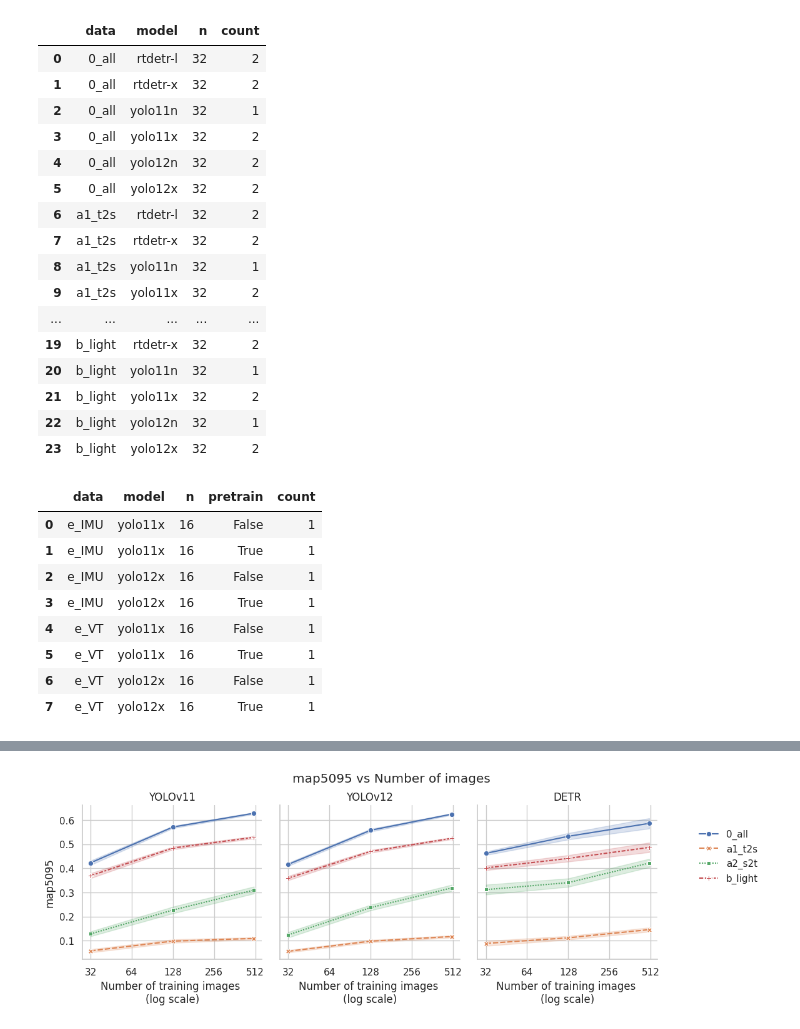
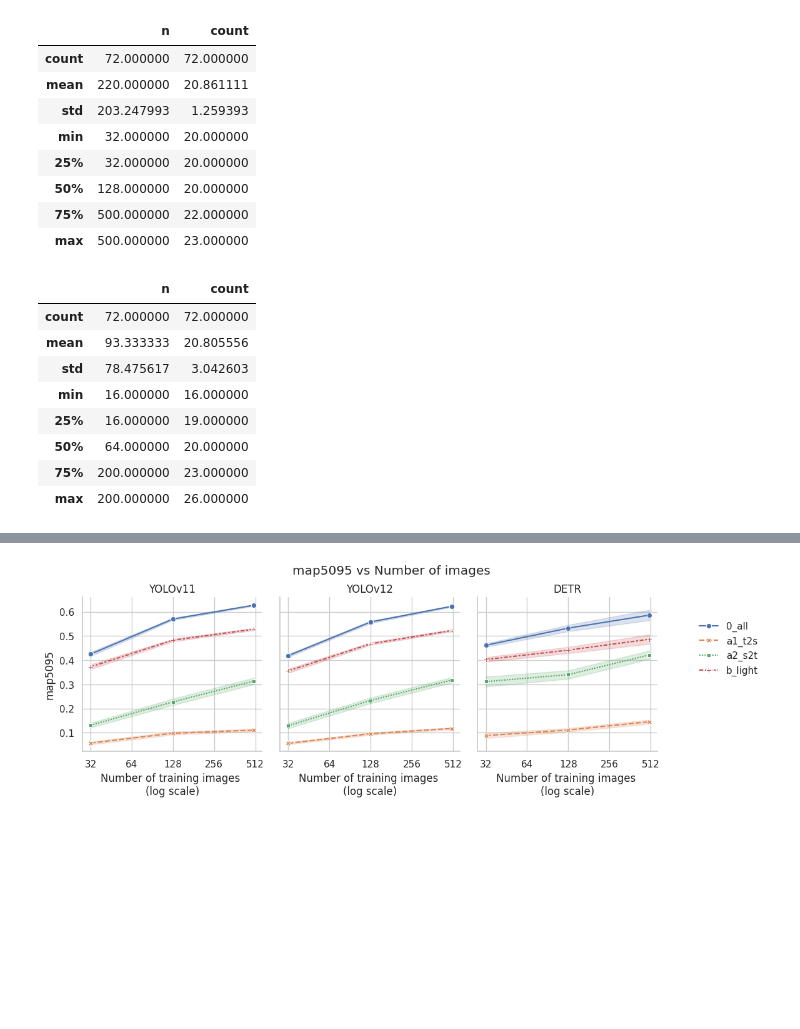
Before and after one commit to Niche-Lab/COLO, a Jupyter notebook: evaluate.ipynb, the cells around one changed output, grey strips where cells are left out. Saved outputs shown, nothing was run; the diff lists cells and outputs as text; code cells hidden in the pictures; blank space fills up the shorter version.

```diff
--- a/evaluate.ipynb
+++ b/evaluate.ipynb
@@ -54,12 +54,14 @@ def add_size(df):
     df.loc[df["model"].str.contains("rtdetr-x"), "size"] = "large"
     return df
 # %%
-df_s1 = pd.concat([pd.read_csv(f) for f in ls_csv if "study1" in str(f)], ignore_index=True)
+df_s1 = pd.concat([pd.read_csv(f) for f in ls_csv if "study1" in str(f)], ignore_index=True).drop_duplicates()
+df_s1 = df_s1.query("n in [32, 128, 500]")
 df_s1 = add_family(df_s1)
 df_s1 = add_size(df_s1)
 n_row = df_s1.shape[0]
 n_unique_row = df_s1.loc[:, ["data", "model", "n", "map5095", "map50", "f1"]].drop_duplicates().shape[0]
 print(f"Number of rows: {n_row}")
 print(f"Number of unique rows: {n_unique_row}")
-df_s1
+df_s1 = df_s1.query("iter <= 2")
+df_s1.head()
 # %% [output]
@@ -106,33 +102,26 @@ Number of unique rows: 846
 # %%
 # count group number
-df_s1.query("n==32 and thread == 0").groupby(["data", "model", "n"]).size().reset_index(name="count")
+# 4 x 6 x 3 = 72 combinations
+df_s1.query("iter <= 2").groupby(["data", "model", "n"]).size().reset_index(name="count").describe()
 # %% [output]
-|  | data | model | n | count |
-| 0 | 0_all | rtdetr-l | 32 | 2 |
-| 1 | 0_all | rtdetr-x | 32 | 2 |
-| 2 | 0_all | yolo11n | 32 | 1 |
-| 3 | 0_all | yolo11x | 32 | 2 |
-| 4 | 0_all | yolo12n | 32 | 2 |
-| 5 | 0_all | yolo12x | 32 | 2 |
-| 6 | a1_t2s | rtdetr-l | 32 | 2 |
-| 7 | a1_t2s | rtdetr-x | 32 | 2 |
-| 8 | a1_t2s | yolo11n | 32 | 1 |
-| 9 | a1_t2s | yolo11x | 32 | 2 |
-| ... | ... | ... | ... | ... |
-| 19 | b_light | rtdetr-x | 32 | 2 |
-| 20 | b_light | yolo11n | 32 | 1 |
-| 21 | b_light | yolo11x | 32 | 2 |
-| 22 | b_light | yolo12n | 32 | 1 |
-| 23 | b_light | yolo12x | 32 | 2 |
+|  | n | count |
+| count | 72.000000 | 72.000000 |
+| mean | 220.000000 | 20.861111 |
+| std | 203.247993 | 1.259393 |
+| min | 32.000000 | 20.000000 |
+| 25% | 32.000000 | 20.000000 |
+| 50% | 128.000000 | 20.000000 |
+| 75% | 500.000000 | 22.000000 |
+| max | 500.000000 | 23.000000 |
 # %%
-df_s2.query("n==16 and thread == 4 ").groupby(["data", "model", "n", "pretrain"]).size().reset_index(name="count")
+df_s2.query("iter <= 4").groupby(["data", "model", "n", "pretrain"]).size().reset_index(name="count").describe()
 # %% [output]
-|  | data | model | n | pretrain | count |
-| 0 | e_IMU | yolo11x | 16 | False | 1 |
-| 1 | e_IMU | yolo11x | 16 | True | 1 |
-| 2 | e_IMU | yolo12x | 16 | False | 1 |
-| 3 | e_IMU | yolo12x | 16 | True | 1 |
-| 4 | e_VT | yolo11x | 16 | False | 1 |
-| 5 | e_VT | yolo11x | 16 | True | 1 |
-| 6 | e_VT | yolo12x | 16 | False | 1 |
-| 7 | e_VT | yolo12x | 16 | True | 1 |
+|  | n | count |
+| count | 72.000000 | 72.000000 |
+| mean | 93.333333 | 20.805556 |
+| std | 78.475617 | 3.042603 |
+| min | 16.000000 | 16.000000 |
+| 25% | 16.000000 | 19.000000 |
+| 50% | 64.000000 | 20.000000 |
+| 75% | 200.000000 | 23.000000 |
+| max | 200.000000 | 26.000000 |
```
Also changed, not shown: parts of 8 cells of this notebook, 40 other files.
